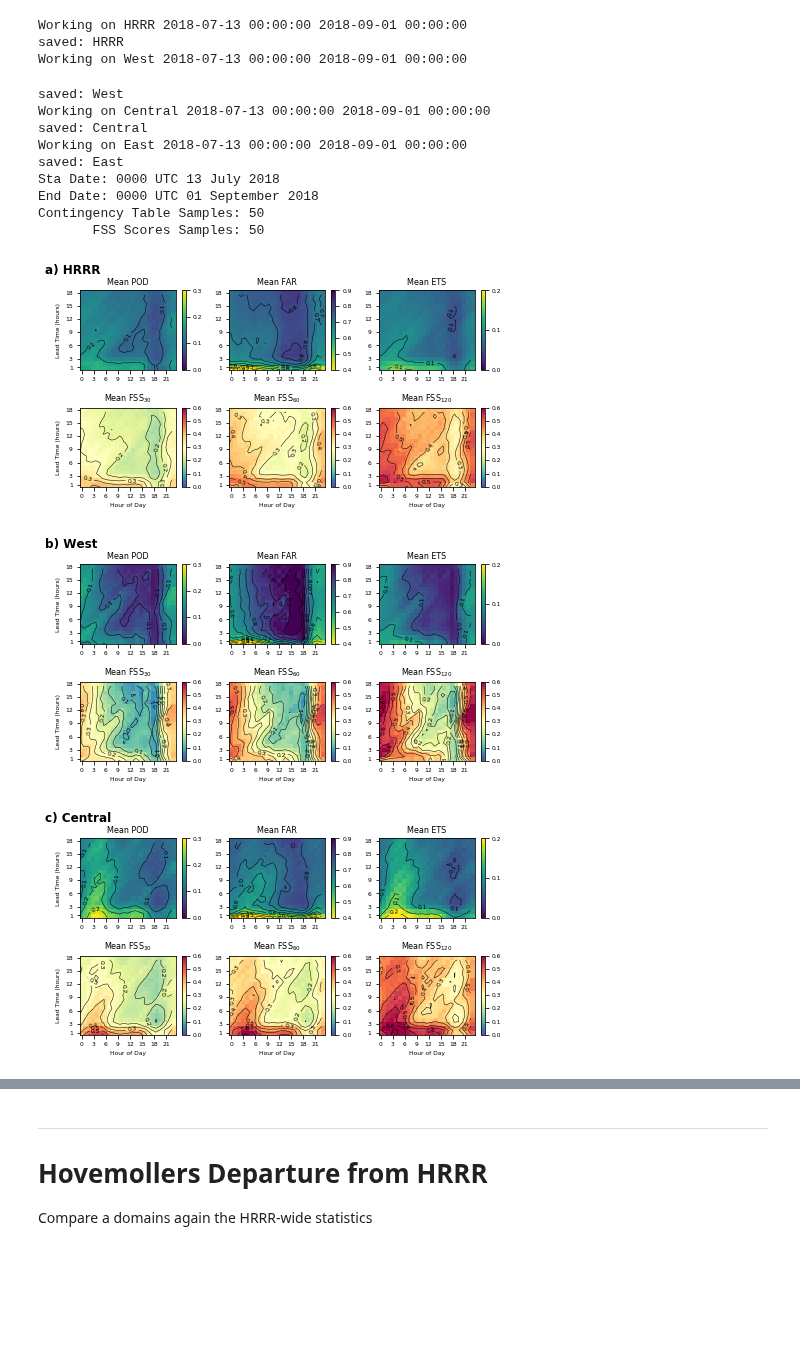
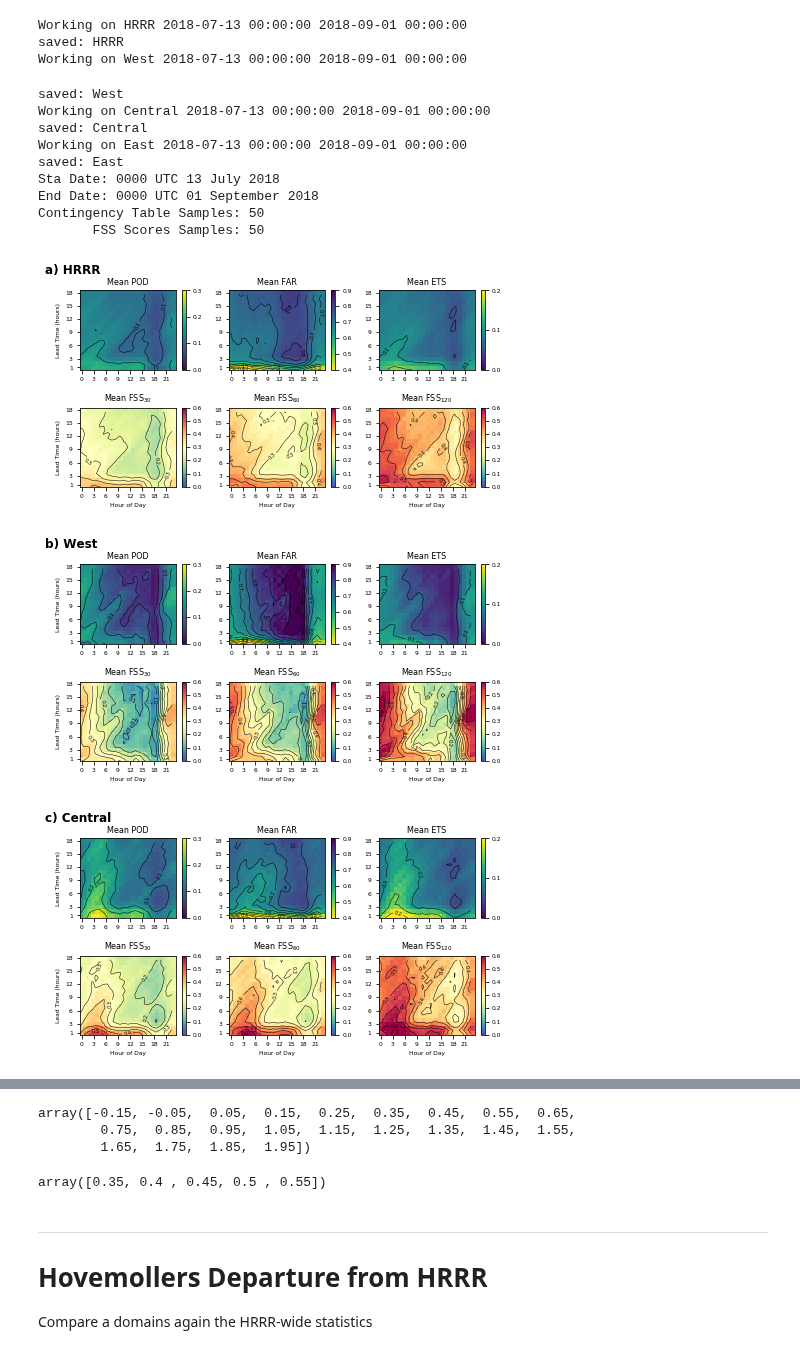
Before and after one commit to blaylockbk/pyBKB_v3, a Jupyter notebook: publications/GLM_HRRR/Fig-07_Hovmoller.ipynb, the cells around one changed output, grey strips where cells are left out. Saved outputs shown, nothing was run; the diff lists cells and outputs as text; code cells hidden in the pictures; blank space fills up the shorter version.

```diff
--- a/publications/GLM_HRRR/Fig-07_Hovmoller.ipynb
+++ b/publications/GLM_HRRR/Fig-07_Hovmoller.ipynb
@@ -178,8 +178,13 @@ for DOMAIN, label in zip(domains, labels):
         plt.pcolormesh(range(25), range(1,20), data, vmax=vmax, vmin=vmin, cmap=cmap)
         plt.colorbar(pad=.05, ticks=np.arange(vmin, vmax+.01, .1))
 
-        CS = plt.contour(range(24), range(1,19), data, colors='k', linewidths=.5, levels=np.arange(vmin-.1,vmax+1,.05))
-        plt.clabel(CS, fmt='%1.1f', fontsize=6, inline_spacing=1)
+        # Plot Contour with label at 0.1 interval
+        levels = np.arange(-.1,2,.1)
+        CS = plt.contour(range(24), range(1,19), data, colors='k', linewidths=.5, levels=levels)
+        plt.clabel(CS, fmt='%1.1f', fontsize=5, inline_spacing=1) # Only label every other
+        # Plot Contour WITHOUT label at 0.05 interval
+        levels = np.arange(-.15,2,.1)
+        CS = plt.contour(range(24), range(1,19), data, colors='k', linewidths=.5, levels=levels)
 
         plt.yticks(np.array([1, 3, 6, 9, 12, 15, 18])+.5, [1, 3, 6, 9, 12, 15, 18])
         plt.xticks(np.arange(0,24,3)+.5, range(0,24,3), )
@@ -193,33 +198,33 @@ for DOMAIN, label in zip(domains, labels):
         plt.title('Mean %s' % name)
 
     plt.suptitle('%s %s' % (label, DOMAIN), y=1.01, x=0, ha='left', fontsize=12)
     fig.tight_layout()
 
     plt.savefig('./figs/Fig-07%s_HOV_skill_%s.png' % (label[0],DOMAIN))
     print('saved:', DOMAIN)
 
     #if DOMAIN != 'HRRR':
     #    plt.close()
 
 print('Sta Date:', sDATE.strftime('%H%M UTC %d %B %Y'))
 print('End Date:', eDATE.strftime('%H%M UTC %d %B %Y'))
 
 # Numnber of samples
 print('Contingency Table Samples:', len(CT['DATES']))
 print('       FSS Scores Samples:', len(FSS[10]['DATES']))
 # %% [output]
 Working on HRRR 2018-07-13 00:00:00 2018-09-01 00:00:00
 saved: HRRR
 Working on West 2018-07-13 00:00:00 2018-09-01 00:00:00
 saved: West
 Working on Central 2018-07-13 00:00:00 2018-09-01 00:00:00
 saved: Central
 Working on East 2018-07-13 00:00:00 2018-09-01 00:00:00
 saved: East
 Sta Date: 0000 UTC 13 July 2018
 End Date: 0000 UTC 01 September 2018
 Contingency Table Samples: 50
        FSS Scores Samples: 50
-[figure, old version]
+[figure, new version]
-[figure, old version]
+[figure, new version]
-[figure, old version]
+[figure, new version]
@@ -227,3 +232,13 @@ Contingency Table Samples: 50
+# %%
+np.arange(-.15,2,.1)
+# %% [output]
+array([-0.15, -0.05,  0.05,  0.15,  0.25,  0.35,  0.45,  0.55,  0.65,
+        0.75,  0.85,  0.95,  1.05,  1.15,  1.25,  1.35,  1.45,  1.55,
+        1.65,  1.75,  1.85,  1.95])
+# %%
+CS.levels
+# %% [output]
+array([0.35, 0.4 , 0.45, 0.5 , 0.55])
 # %% [markdown]
 ---
 # Hovemollers Departure from HRRR
```
Also changed, not shown: parts of 4 cells of this notebook, 11 other files.
